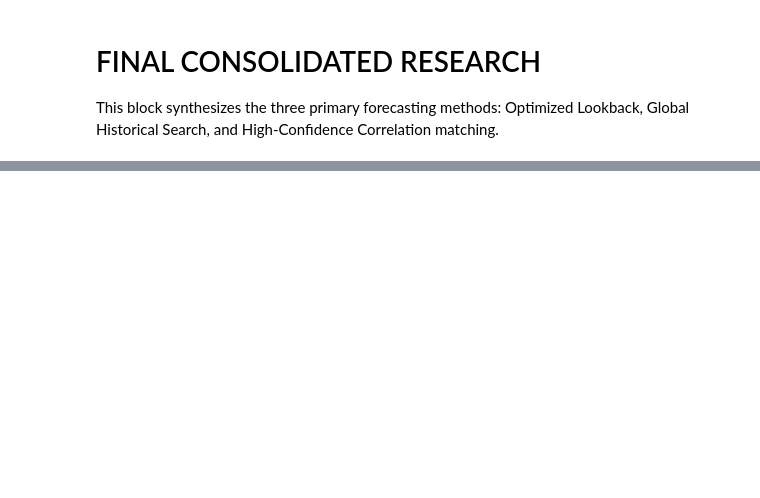
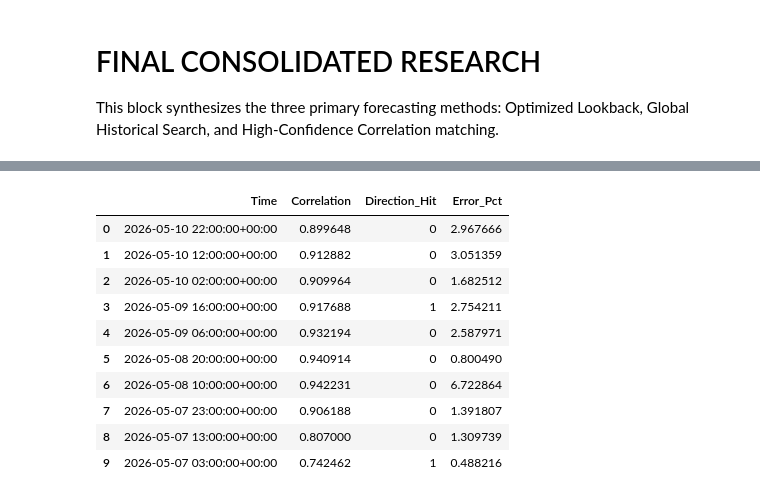
Before and after one commit to alxmzr/Colab, a Jupyter notebook: Сycle_Mirror.ipynb, the cells around one changed output, grey strips where cells are left out. Drawn from its saved outputs; the diff is of its cells as text; code cells hidden in the pictures; blank space fills up the shorter version.

```diff
--- a/Сycle_Mirror.ipynb
+++ b/Сycle_Mirror.ipynb
@@ -1642,0 +4062,70 @@ fig.show()
+# %%
+import numpy as np
+import pandas as pd
+import plotly.graph_objects as go
+
+# --- BACKTEST SETTINGS ---
+BACKTEST_SAMPLES = 10  # Number of historical points to test
+STRIDE = 10           # Gap between test points (hours)
+FORECAST_LEN = 12
+LB_WINDOW = 81        # Using the 81h window found in previous optimization
+
+results = []
+
+print(f"Starting profitability backtest for {TICKER}...")
+
+# Loop backwards through history
+for j in range(BACKTEST_SAMPLES):
+    # Define the 'end' of our data for this specific test sample
+    offset = (j * STRIDE) + FORECAST_LEN
+    test_df = df_h.iloc[:-offset]
+
+    if len(test_df) < LB_WINDOW: break
+
+    # Actual future that followed this point
+    actual_future = df_h['Close'].iloc[len(test_df) : len(test_df) + FORECAST_LEN].values
+
+    # Current pattern at that point
+    target = test_df['Close'].iloc[-LB_WINDOW:].values
+
+    # Search for fractal (excluding the future known to this point)
+    search_space = test_df.iloc[:-LB_WINDOW - 48] # 48h safety buffer
+
+    best_c = -1
+    best_i = -1
+
+    for i in range(len(search_space) - LB_WINDOW):
+        sample = search_space['Close'].iloc[i : i + LB_WINDOW].values
+        if np.std(sample) > 0:
+            c = np.corrcoef(target, sample)[0, 1]
+            if c > best_c:
+                best_c = c
+                best_i = i
+
+    # Project
+    if best_i != -1:
+        hist_segment = test_df.iloc[best_i : best_i + LB_WINDOW + FORECAST_LEN]['Close'].values
+        ratio = target[-1] / hist_segment[LB_WINDOW-1]
+        forecasted = hist_segment[LB_WINDOW:] * ratio
+
+        # Performance Metrics
+        actual_dir = 1 if actual_future[-1] > target[-1] else -1
+        pred_dir = 1 if forecasted[-1] > target[-1] else -1
+        hit = 1 if actual_dir == pred_dir else 0
+
+        results.append({
+            'Time': test_df.index[-1],
+            'Correlation': best_c,
+            'Direction_Hit': hit,
+            'Error_Pct': np.mean(np.abs(forecasted - actual_future) / actual_future) * 100
+        })
+
+bt_res = pd.DataFrame(results)
+accuracy = bt_res['Direction_Hit'].mean()
+avg_err = bt_res['Error_Pct'].mean()
+
+print(f"\n--- BACKTEST RESULTS ---")
+print(f"Directional Accuracy: {accuracy:.2%}")
+print(f"Average Price Deviation: {avg_err:.2f}%")
+display(bt_res)
+# %% [output]
@@ -1642,0 +4137,11 @@ fig.show()
+|  | Time | Correlation | Direction_Hit | Error_Pct |
+| 0 | 2026-05-10 22:00:00+00:00 | 0.899648 | 0 | 2.967666 |
+| 1 | 2026-05-10 12:00:00+00:00 | 0.912882 | 0 | 3.051359 |
+| 2 | 2026-05-10 02:00:00+00:00 | 0.909964 | 0 | 1.682512 |
+| 3 | 2026-05-09 16:00:00+00:00 | 0.917688 | 1 | 2.754211 |
+| 4 | 2026-05-09 06:00:00+00:00 | 0.932194 | 0 | 2.587971 |
+| 5 | 2026-05-08 20:00:00+00:00 | 0.940914 | 0 | 0.800490 |
+| 6 | 2026-05-08 10:00:00+00:00 | 0.942231 | 0 | 6.722864 |
+| 7 | 2026-05-07 23:00:00+00:00 | 0.906188 | 0 | 1.391807 |
+| 8 | 2026-05-07 13:00:00+00:00 | 0.807000 | 0 | 1.309739 |
+| 9 | 2026-05-07 03:00:00+00:00 | 0.742462 | 1 | 0.488216 |
```
Also changed, not shown: parts of 47 cells of this notebook.
